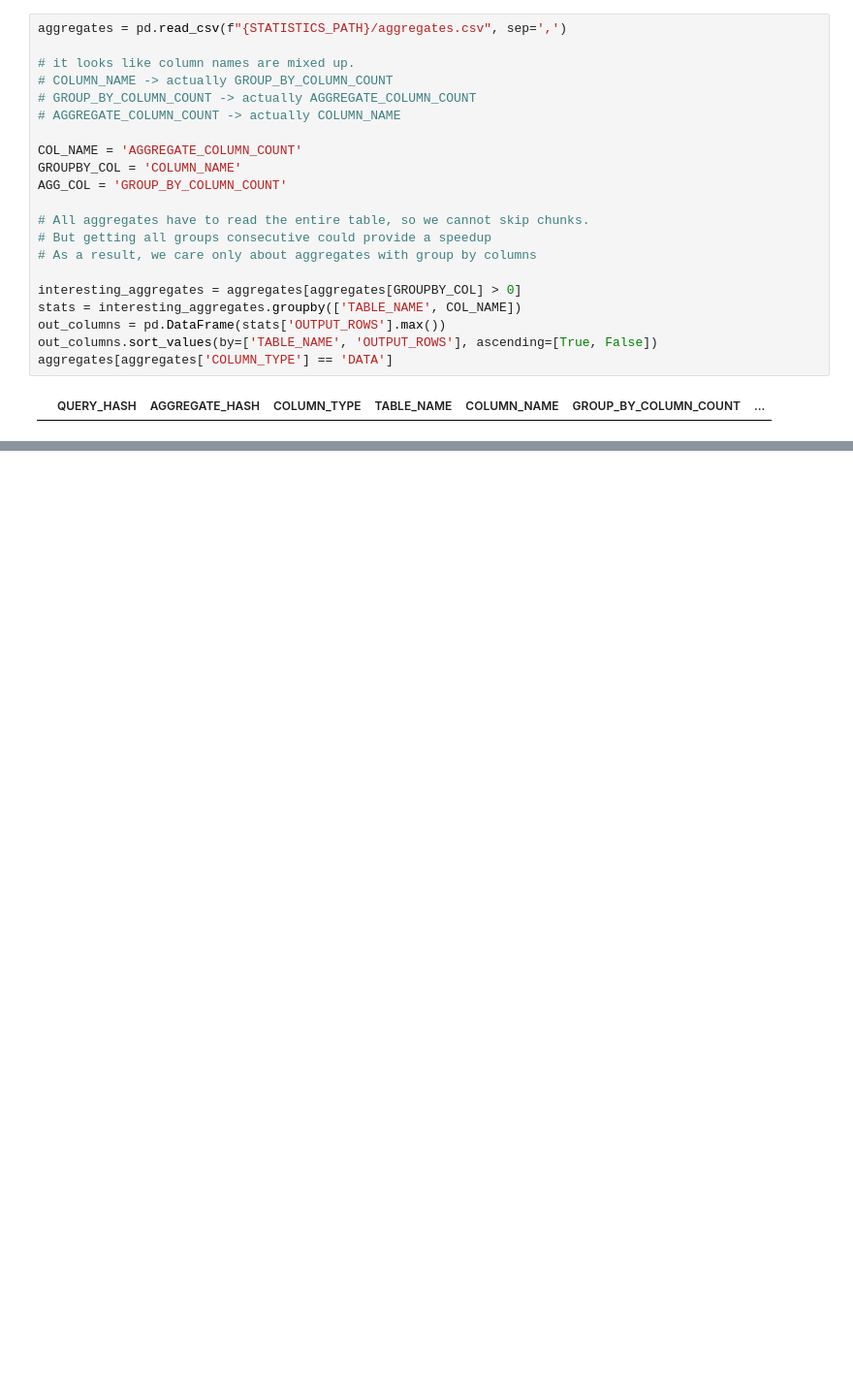
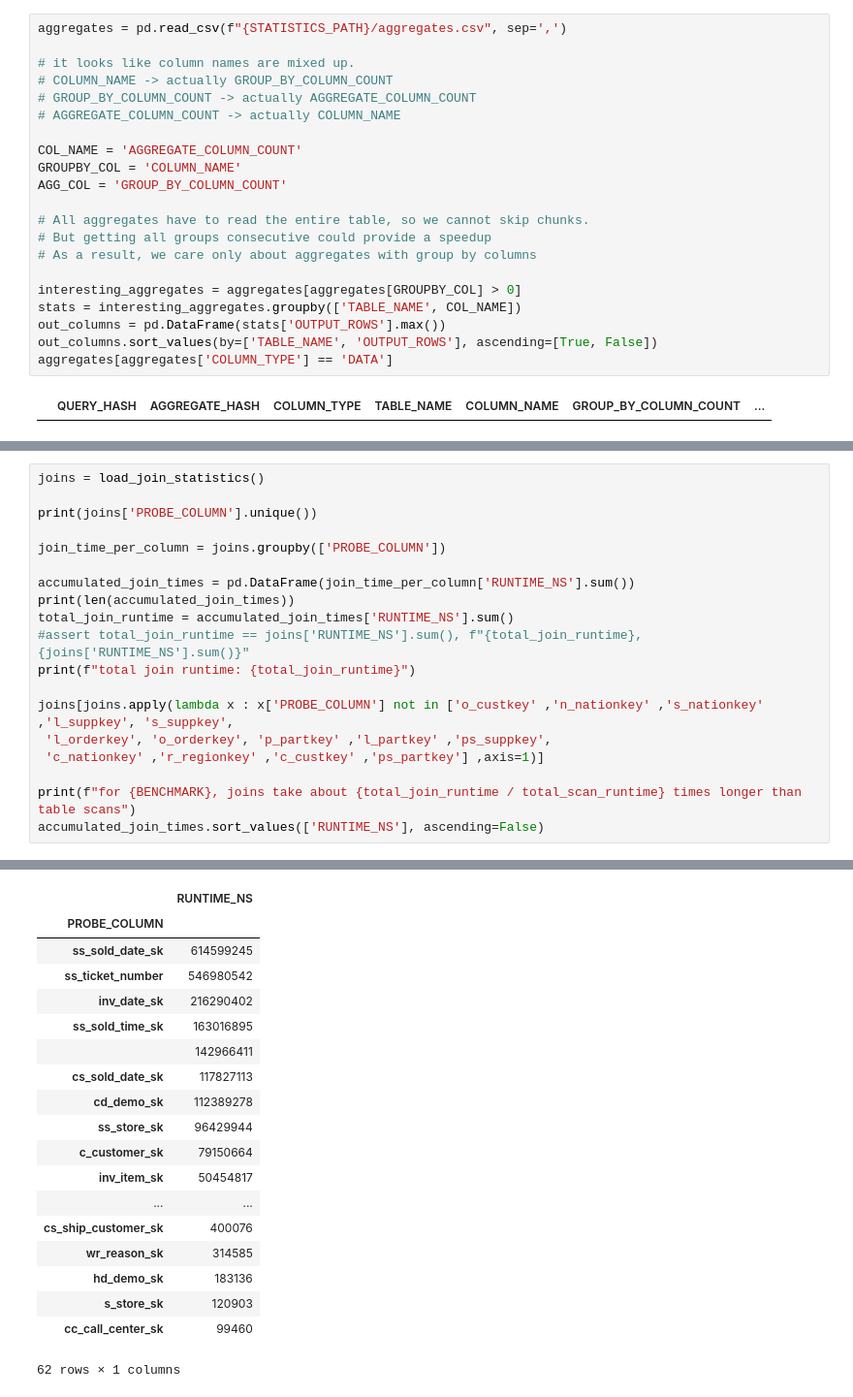
Before and after one commit to aloeser/clustering_model, a Jupyter notebook: model.ipynb, the cells around one changed output, grey strips where cells are left out. Shown: that part at 97% size. Drawn from its saved outputs; the diff is of its cells as text; blank space fills up the shorter version.

```diff
--- a/model.ipynb
+++ b/model.ipynb
@@ -696,0 +917,20 @@ joins =
+# %%
+joins = load_join_statistics()
+
+print(joins['PROBE_COLUMN'].unique())
+
+join_time_per_column = joins.groupby(['PROBE_COLUMN'])
+
+accumulated_join_times = pd.DataFrame(join_time_per_column['RUNTIME_NS'].sum())
+print(len(accumulated_join_times))
+total_join_runtime = accumulated_join_times['RUNTIME_NS'].sum()
+#assert total_join_runtime == joins['RUNTIME_NS'].sum(), f"{total_join_runtime},{joins['RUNTIME_NS'].sum()}"
+print(f"total join runtime: {total_join_runtime}")
+
+joins[joins.apply(lambda x : x['PROBE_COLUMN'] not in ['o_custkey' ,'n_nationkey' ,'s_nationkey' ,'l_suppkey', 's_suppkey',
+ 'l_orderkey', 'o_orderkey', 'p_partkey' ,'l_partkey' ,'ps_suppkey',
+ 'c_nationkey' ,'r_regionkey' ,'c_custkey' ,'ps_partkey'] ,axis=1)]
+
+print(f"for {BENCHMARK}, joins take about {total_join_runtime / total_scan_runtime} times longer than table scans")
+accumulated_join_times.sort_values(['RUNTIME_NS'], ascending=False)
+# %% [output]
@@ -696,0 +956,19 @@ joins =
+|  | RUNTIME_NS |
+| PROBE_COLUMN |  |
+| ss_sold_date_sk | 614599245 |
+| ss_ticket_number | 546980542 |
+| inv_date_sk | 216290402 |
+| ss_sold_time_sk | 163016895 |
+|  | 142966411 |
+| cs_sold_date_sk | 117827113 |
+| cd_demo_sk | 112389278 |
+| ss_store_sk | 96429944 |
+| c_customer_sk | 79150664 |
+| inv_item_sk | 50454817 |
+| ... | ... |
+| cs_ship_customer_sk | 400076 |
+| wr_reason_sk | 314585 |
+| hd_demo_sk | 183136 |
+| s_store_sk | 120903 |
+| cc_call_center_sk | 99460 |
+62 rows × 1 columns
```
Also changed, not shown: parts of 17 cells of this notebook.
